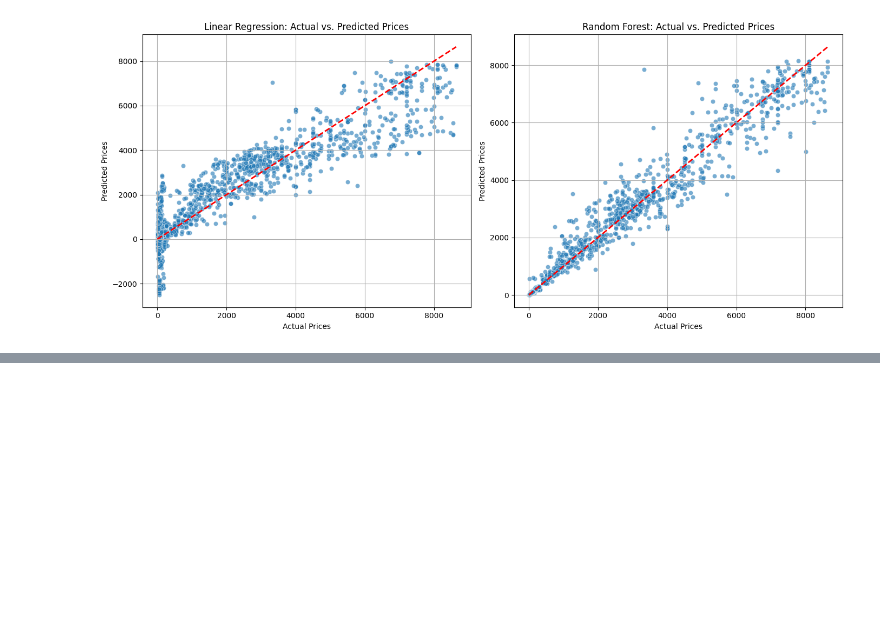
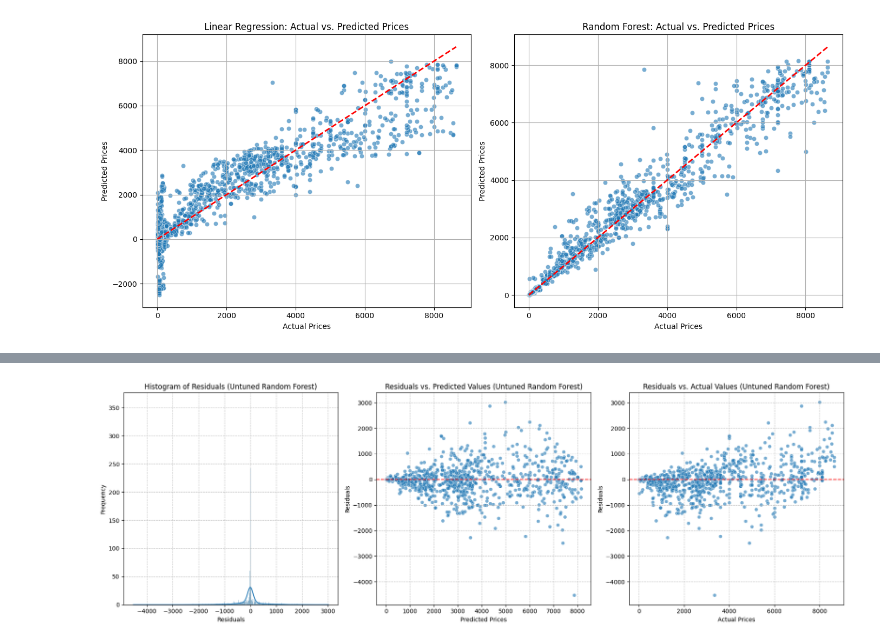
Before and after one commit to Wanyiri9dave/FoodPrice-Stabilty-Predictive-Analytics, a Jupyter notebook: index.ipynb, the cells around one changed output, grey strips where cells are left out. Cells and saved outputs as stored; diff of their text form; code cells hidden in the pictures; blank space fills up the shorter version.

```diff
--- a/index.ipynb
+++ b/index.ipynb
@@ -1091,0 +1096,36 @@ plt.show()
+# %%
+# Calculating residuals for the untuned Random Forest model
+residuals_rf = y_test - y_pred_rf
+
+plt.figure(figsize=(18, 6)) # Increased figure size to accommodate three plots
+
+# Plot 1: Histogram of Residuals
+plt.subplot(1, 3, 1) # Changed to 1 row, 3 columns, 1st plot
+sns.histplot(residuals_rf, kde=True)
+plt.title('Histogram of Residuals (Untuned Random Forest)')
+plt.xlabel('Residuals')
+plt.ylabel('Frequency')
+plt.grid(True, linestyle='--', alpha=0.7)
+
+# Plot 2: Residuals vs. Predicted Values
+plt.subplot(1, 3, 2) # Changed to 1 row, 3 columns, 2nd plot
+sns.scatterplot(x=y_pred_rf, y=residuals_rf, alpha=0.6)
+plt.axhline(y=0, color='r', linestyle='--')
+plt.title('Residuals vs. Predicted Values (Untuned Random Forest)')
+plt.xlabel('Predicted Prices')
+plt.ylabel('Residuals')
+plt.grid(True, linestyle='--', alpha=0.7)
+
+# Plot 3: Residuals vs. Actual Values (newly added)
+plt.subplot(1, 3, 3) # Added as 3rd plot
+sns.scatterplot(x=y_test, y=residuals_rf, alpha=0.6)
+plt.axhline(y=0, color='r', linestyle='--')
+plt.title('Residuals vs. Actual Values (Untuned Random Forest)')
+plt.xlabel('Actual Prices')
+plt.ylabel('Residuals')
+plt.grid(True, linestyle='--', alpha=0.7)
+
+plt.tight_layout()
+plt.show()
+# %% [output]
+[figure, added]
```
Also changed, not shown: parts of 2 cells of this notebook.
